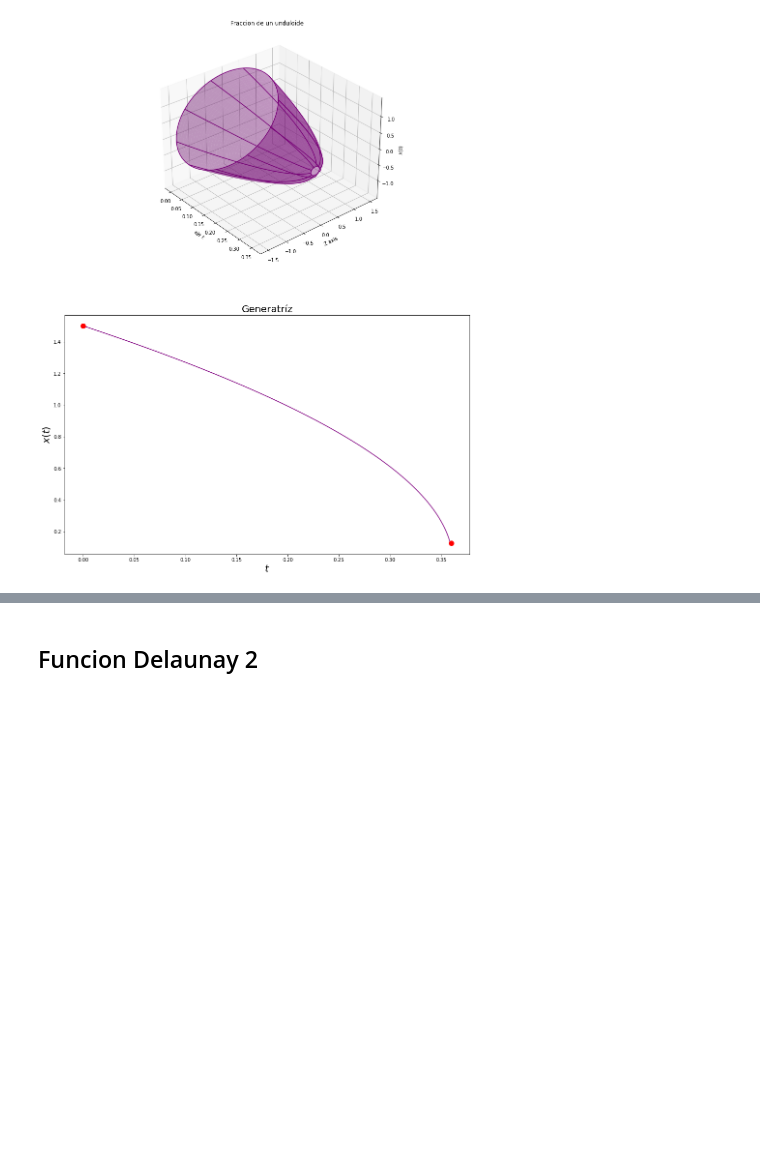
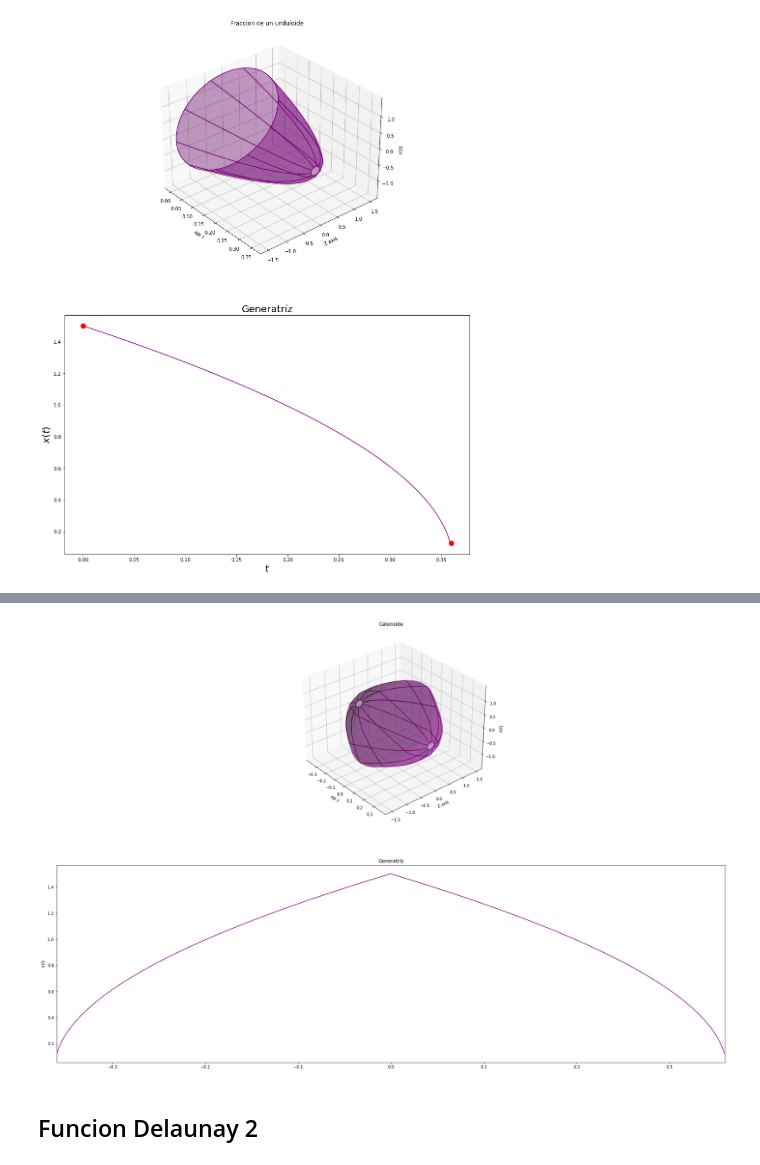
Before and after one commit to David-Damian/Optimization-Delaunay-surfaces, a Jupyter notebook: notebooks/graficas del reporte.ipynb, the cells around one changed output, grey strips where cells are left out. Saved outputs shown, nothing was run; the diff lists cells and outputs as text; code cells hidden in the pictures; blank space fills up the shorter version.

```diff
--- a/notebooks/graficas del reporte.ipynb
+++ b/notebooks/graficas del reporte.ipynb
@@ -305,3 +329,50 @@ plt.show()
+# %%
+n = 100
+
+#dominio de la parametrizacion
+t1=np.arange(-0.36,0.36,0.001)
+y_t1=np.concatenate([np.flip(superficie2[1]),superficie2[1]])
+theta = np.linspace(0, 2*np.pi, n)
+
+#creamos una malla para t,theta
+T, THETA = np.meshgrid(t1, theta)
+
+#REFERENCIA PARA MESHGRID: https://numpy.org/doc/stable/reference/generated/numpy.meshgrid.html
+
+#coordenadas del solido de revolucion
+Y_T = np.ones((n, 1))*y_t1 #matrix whose rows are reapeted and equal to the solution vector
+Y = Y_T*np.cos(THETA)
+Z = Y_T*np.sin(THETA)
+
+###GRAFICAS
+
+fig = plt.figure(figsize=(30,20))
+#### Grafica solido revolucion
+ax = fig.add_subplot(2, 1, 1, projection='3d')
+surf= ax.plot_wireframe(T, Y, Z,rcount=10,ccount=1, color='purple') #mostrar las secciones del solido
+ax.title.set_text('')
+ax.plot_surface(T, Y, Z, color='purple', alpha=0.4)
+ax.view_init(elev=30, azim=-40) #para rotar la grafica
+ax.title.set_text('Catenoide')
+#etiquetar ejes:
+ax.set_xlabel('eje $t$')
+ax.set_ylabel('Z axis')
+ax.set_zlabel('$x(t)$')
+
+####Grafica de funcion a rotar
+ax = fig.add_subplot(2, 1, 2)
+ax.plot(t1,y_t1,'purple')
+#ax.plot(-a, xa,12000,xb, marker="o", markersize=10, markeredgecolor="red",
+       #  markerfacecolor="red", label='condicion final e inicial') #graficando condicion inicial y final
+#ax.text(1, 100, '$(a,x_a)$', color='red')
+#ax.text(9500, xb-20, '$(b,x_b)$', color='red')
+ax.axis(xmin=-b,xmax=b)
+#ax.axis(ymin=xa-100,ymax=xb+100)
+ax.set_ylabel('$x(t)$')
+ax.title.set_text('Generatríz')
+plt.show()
+# %% [output]
+[figure, added]
 # %% [markdown]
 ## Funcion Delaunay 2
 # %%
```
Also changed, not shown: parts of 4 cells of this notebook.
